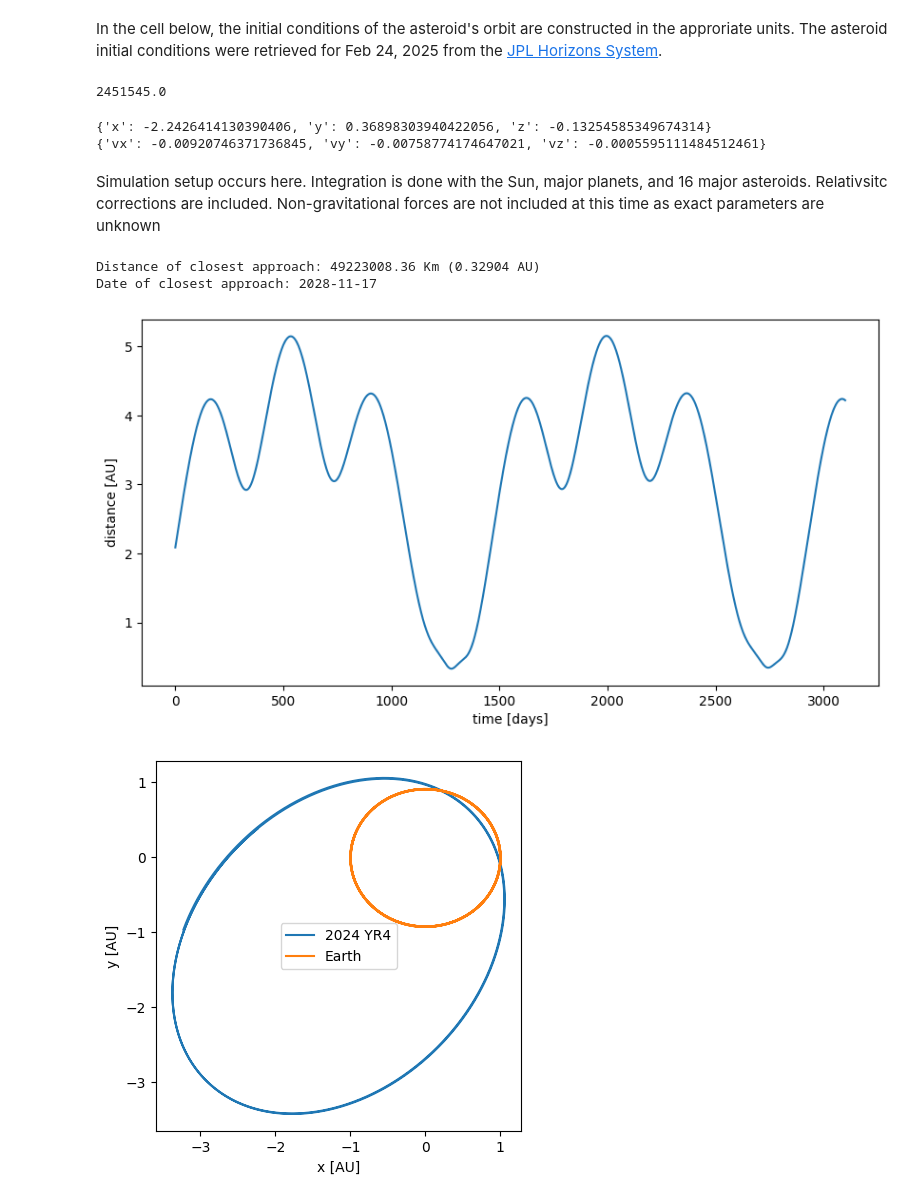
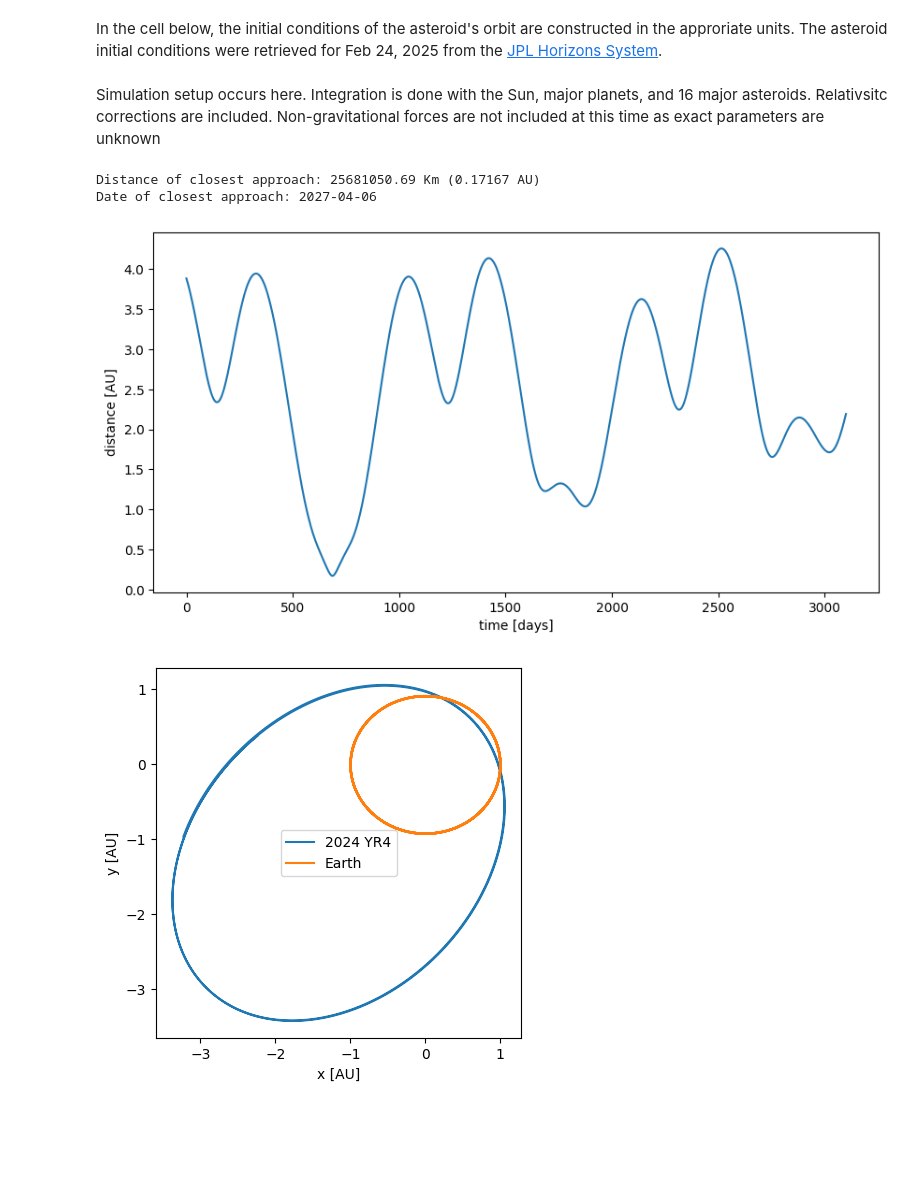
Before and after one commit to jonprairie/2024-YR4-Orbit, a Jupyter notebook: asteroid_2024yr4.ipynb, the cells around one changed output. Saved outputs shown, nothing was run; the diff lists cells and outputs as text; code cells hidden in the pictures; blank space fills up the shorter version.

Commit message:
pull coordinates and initial time directly from Horizons.

```diff
--- a/asteroid_2024yr4.ipynb
+++ b/asteroid_2024yr4.ipynb
@@ -18,13 +52,6 @@ ephem = assist.Ephem("/home/jonnyp/data/linux_p1550p2650.440", "/home/jonnyp/dat
 # %% [markdown]
 In the cell below, the initial conditions of the asteroid's orbit are constructed in the approriate units. The asteroid initial conditions were retrieved for Feb 24, 2025 from the [JPL Horizons System](https://ssd.jpl.nasa.gov/horizons/app.html#/).
-# %%
-print(f'{ephem.jd_ref}')
-# %% [output]
-2451545.0
 # %%
-start_date = date(2025, 5, 20)
-
-t_initial_jd = 2460815.500000000
 t_initial = t_initial_jd - ephem.jd_ref # Julian Days relative to jd_ref
 
 G: float = 6.67430e-11  # MKS units
@@ -35,47 +62,7 @@ Days_to_Sec: int = 86400
 G_to_AU_Day = G * AU**-3 * Days_to_Sec**2
 asteroid_2024yr4_m = 2.2e8 * G_to_AU_Day    # standard gravitational parameter in AU/Day units
 
-coords_km = {
-    "x": -3.354943801342797E+08,
-    "y": 5.519907701928559E+07,
-    "z": -1.982857745322692E+07
-}
-
-vel_km_s = {
-    "vx": -1.594232600307670E+01,
-    "vy": -1.313784732284077E+01,
-    "vz": -9.687694032548384E-01
-}
-
-""" 2/24
-coords_km = {
-    "x": -1.812544240535479E+08,
-    "y": 1.394067867640291E+08,
-    "z": -1.051895475872052E+07
-}
-
-vel_km_s = {
-    "vx": -2.714464924696405E+01,
-    "vy": -8.229050505628194E+00,
-    "vz": -1.628778856972595E+00
-}
-"""
-
-coords_au = {}
-vel_au_d = {}
-
-for k, v in coords_km.items():
-    coords_au[k] = v * 1000 / AU
-for k, v in vel_km_s.items():
-    vel_au_d[k] = v * 1000 * Days_to_Sec / AU
-
-print(coords_au)
-print(vel_au_d)
-
-asteroid_initial = rebound.Particle(m = asteroid_2024yr4_m, **coords_au, **vel_au_d)
+asteroid_initial = rebound.Particle(m = asteroid_2024yr4_m, **coords)
-# %% [output]
-{'x': -2.2426414130390406, 'y': 0.36898303940422056, 'z': -0.13254585349674314}
-{'vx': -0.00920746371736845, 'vy': -0.00758774174647021, 'vz': -0.0005595111484512461}
 # %% [markdown]
 Simulation setup occurs here. Integration is done with the Sun, major planets, and 16 major asteroids. Relativsitc corrections are included. Non-gravitational forces are not included at this time as exact parameters are unknown
 # %%
@@ -103,25 +90,26 @@ for i, t in enumerate(times):
 # %%
 %matplotlib inline
 import matplotlib.pyplot as plt
 fig = plt.figure(figsize=(10,5))
 ax = plt.subplot(111)
 ax.set_xlabel("time [days]")
 ax.set_ylabel("distance [AU]")
 plt.plot(times - times[0], distances);
 
 # Calculate date of closest approach and distance
 dist_close = np.min(distances)
 dist_close_km = dist_close * (AU / 1000)
 min_idx = np.argmin(distances, axis=0)
 print(f'Distance of closest approach: {dist_close_km:.2f} Km ({dist_close:.5f} AU)')
 time_close = times[min_idx]-times[0]
 
+start_date = datetime.strptime(start_date_str, '%Y-%m-%d').date()
 end_date = start_date + timedelta(days= time_close)
 print(f'Date of closest approach: {end_date}')
 # %% [output]
-Distance of closest approach: 49223008.36 Km (0.32904 AU)
-Date of closest approach: 2028-11-17
+Distance of closest approach: 25681050.69 Km (0.17167 AU)
+Date of closest approach: 2027-04-06
-[figure, old version]
+[figure, new version]
 # %%
 # Orbital plot
 fig, ax = plt.subplots()
```
Also changed, not shown: parts of 5 cells of this notebook.
